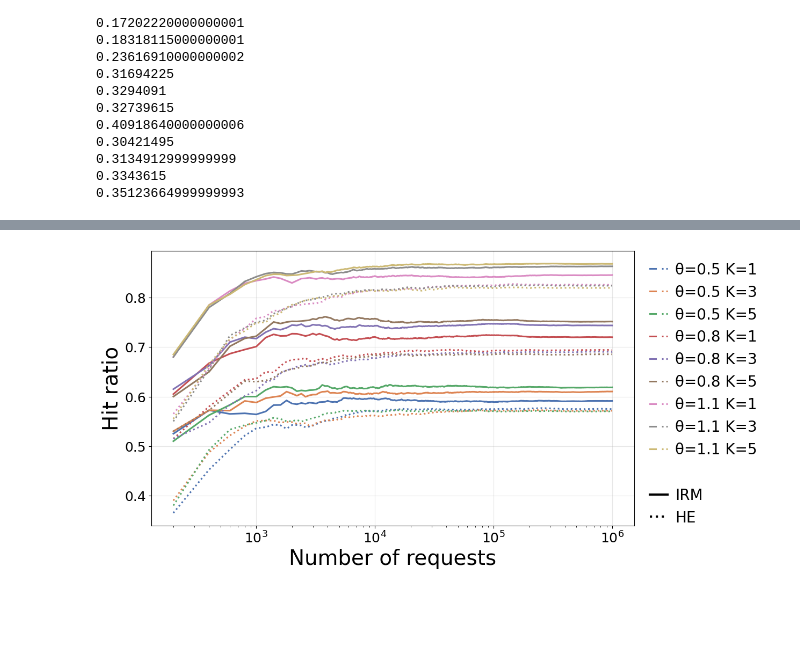
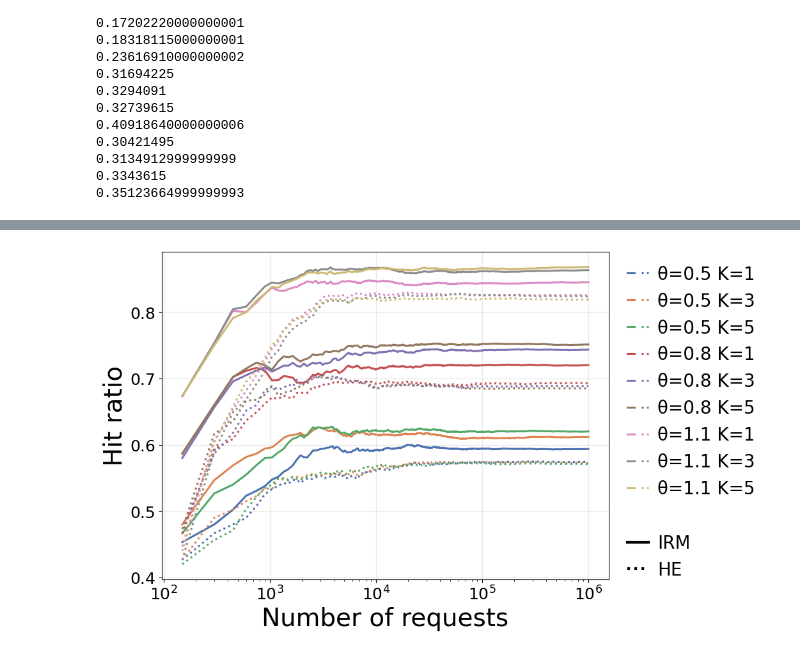
Before and after one commit to Effygal/cache-modeling, a Jupyter notebook: mrc-analysis.ipynb, the cells around one changed output, grey strips where cells are left out. Saved outputs shown, nothing was run; the diff lists cells and outputs as text; code cells hidden in the pictures; blank space fills up the shorter version.

```diff
--- a/mrc-analysis.ipynb
+++ b/mrc-analysis.ipynb
@@ -415,7 +371,7 @@ plt.show()
 from matplotlib.lines import Line2D
 from matplotlib.legend_handler import HandlerTuple
 
-step = 200
+step = 150
 C = 60
 thetas = [0.5, 0.8, 1.1]
 Ks = [1, 3, 5]
@@ -435,7 +391,7 @@ def run_curve(trace, K):
         xs.append(i + step)
     return xs, hr
 
-fig, ax = plt.subplots(figsize=(10, 6), constrained_layout=True)
+fig, ax = plt.subplots(figsize=(8, 6), constrained_layout=True)
 handles = []
 
 for theta in thetas:
@@ -451,31 +407,31 @@ for theta in thetas:
     trace_he = gen_ph(N_ITEMS, theta, TRACE_LEN).astype(np.int32)
     for K in Ks:
         xs, hr = run_curve(trace_he, K)
         ax.plot(xs, hr, lw=2.2, linestyle=':', color=color_map[(theta, K)], label=None)
 
 ax.tick_params(axis='both', labelsize=18)
 ax.set_xlabel("Number of requests", fontsize=28)
 ax.set_ylabel("Hit ratio", fontsize=28)
 ax.set_xscale("log")
 ax.grid(True, alpha=0.3)
 
 labels = [f"θ={theta} K={K}" for theta in thetas for K in Ks]
 style_handles = [
     Line2D([], [], color='black', linestyle='-', lw=3.0, label='IRM'),
     Line2D([], [], color='black', linestyle=':', lw=3.0, label='HE'),
 ]
 
 legend1 = fig.legend(handles=handles, labels=labels,
                      handler_map={tuple: HandlerTuple(ndivide=None)},
                      loc='upper left', bbox_to_anchor=(1, 1),
                      fontsize=20, frameon=False,
                      handlelength=1.2, handletextpad=0.5)
 legend2 = fig.legend(handles=style_handles,
                      loc='lower left', bbox_to_anchor=(1, 0.1),
                      fontsize=20, frameon=False,
                      handlelength=1.2, handletextpad=0.5)
 
 plt.savefig("ttf.pdf", bbox_inches='tight', format='pdf')
 plt.show()
 # %% [output]
-[figure, old version]
+[figure, new version]
```
Also changed, not shown: parts of 1 cell of this notebook.
